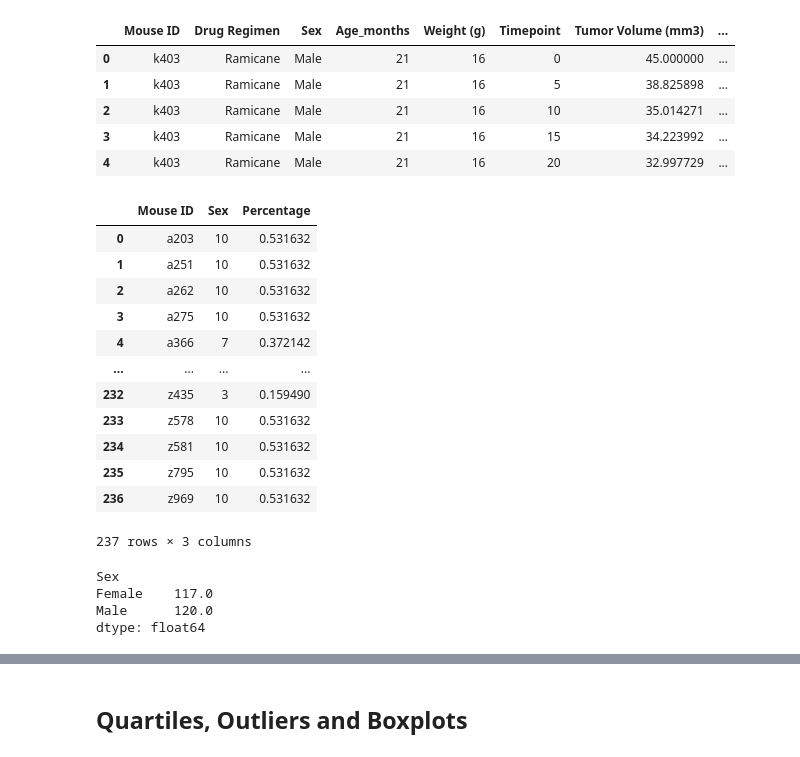
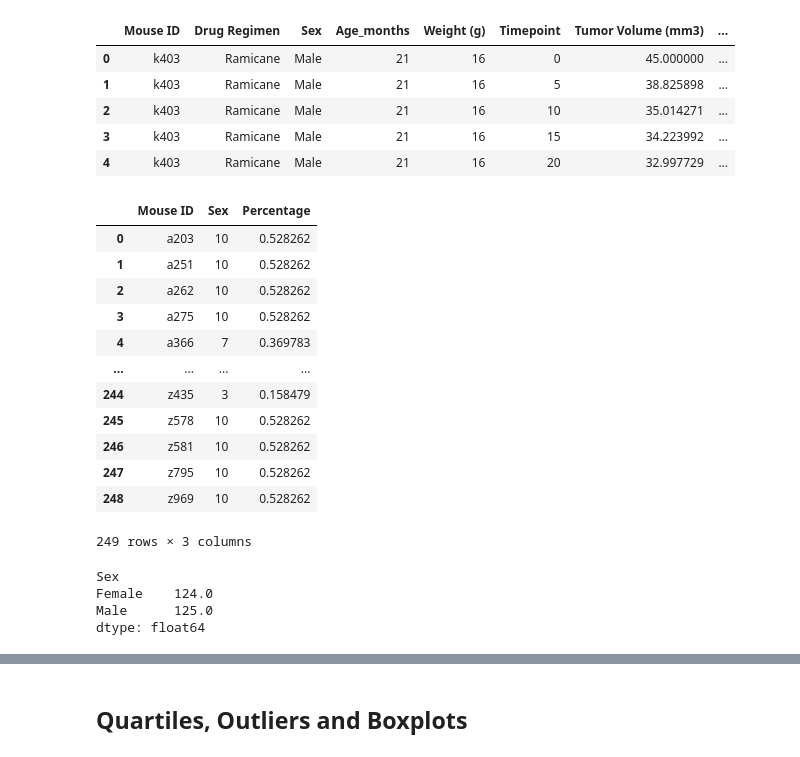
Before and after one commit to crchunn/plotpower, a Jupyter notebook: Instructions/Pymaceuticals/pymaceuticals_starter.ipynb, the cells around one changed output, grey strips where cells are left out. Saved outputs shown, nothing was run; the diff lists cells and outputs as text; code cells hidden in the pictures.

```diff
--- a/Instructions/Pymaceuticals/pymaceuticals_starter.ipynb
+++ b/Instructions/Pymaceuticals/pymaceuticals_starter.ipynb
@@ -195,33 +192,33 @@ mousemerged_df.head()
 | 3 | k403 | Ramicane | Male | 21 | 16 | 15 | 34.223992 | ... |
 | 4 | k403 | Ramicane | Male | 21 | 16 | 20 | 32.997729 | ... |
 # %%
-P = mousemerged_df.groupby('Mouse ID')['Sex'].count().reset_index()
+P = mousemerge_df.groupby('Mouse ID')['Sex'].count().reset_index()
 P['Percentage'] = 100 * P['Sex']  / P['Sex'].sum()
 P
 # %% [output]
 |  | Mouse ID | Sex | Percentage |
-| 0 | a203 | 10 | 0.531632 |
-| 1 | a251 | 10 | 0.531632 |
-| 2 | a262 | 10 | 0.531632 |
-| 3 | a275 | 10 | 0.531632 |
-| 4 | a366 | 7 | 0.372142 |
+| 0 | a203 | 10 | 0.528262 |
+| 1 | a251 | 10 | 0.528262 |
+| 2 | a262 | 10 | 0.528262 |
+| 3 | a275 | 10 | 0.528262 |
+| 4 | a366 | 7 | 0.369783 |
 | ... | ... | ... | ... |
-| 232 | z435 | 3 | 0.159490 |
-| 233 | z578 | 10 | 0.531632 |
-| 234 | z581 | 10 | 0.531632 |
-| 235 | z795 | 10 | 0.531632 |
-| 236 | z969 | 10 | 0.531632 |
+| 244 | z435 | 3 | 0.158479 |
+| 245 | z578 | 10 | 0.528262 |
+| 246 | z581 | 10 | 0.528262 |
+| 247 | z795 | 10 | 0.528262 |
+| 248 | z969 | 10 | 0.528262 |
-237 rows × 3 columns
+249 rows × 3 columns
 # %%
-sex_p = pd.crosstab(mousemerged_df['Mouse ID'],mousemerged_df['Sex']).apply(lambda r: r/r.sum(), axis=1)
+sex_p = pd.crosstab(mousemerge_df['Mouse ID'],mousemerge_df['Sex']).apply(lambda r: r/r.sum(), axis=1)
 sex_pd = sex_p.sum()
 #sex_p = pd.crosstab(mousemerged_df['Mouse ID'],mousemerged_df['Sex']).apply(lambda r: r/len(mousemerged_df), axis=1)
 #sex_p_t = sex_p.groupby(['Female', 'Male']).sum()
 sex_pd
 # %% [output]
 Sex
-Female    117.0
-Male      120.0
+Female    124.0
+Male      125.0
 dtype: float64
 # %%
 # Generate a pie plot showing the distribution of female versus male mice using pandas
```
Also changed, not shown: parts of 16 cells of this notebook.
